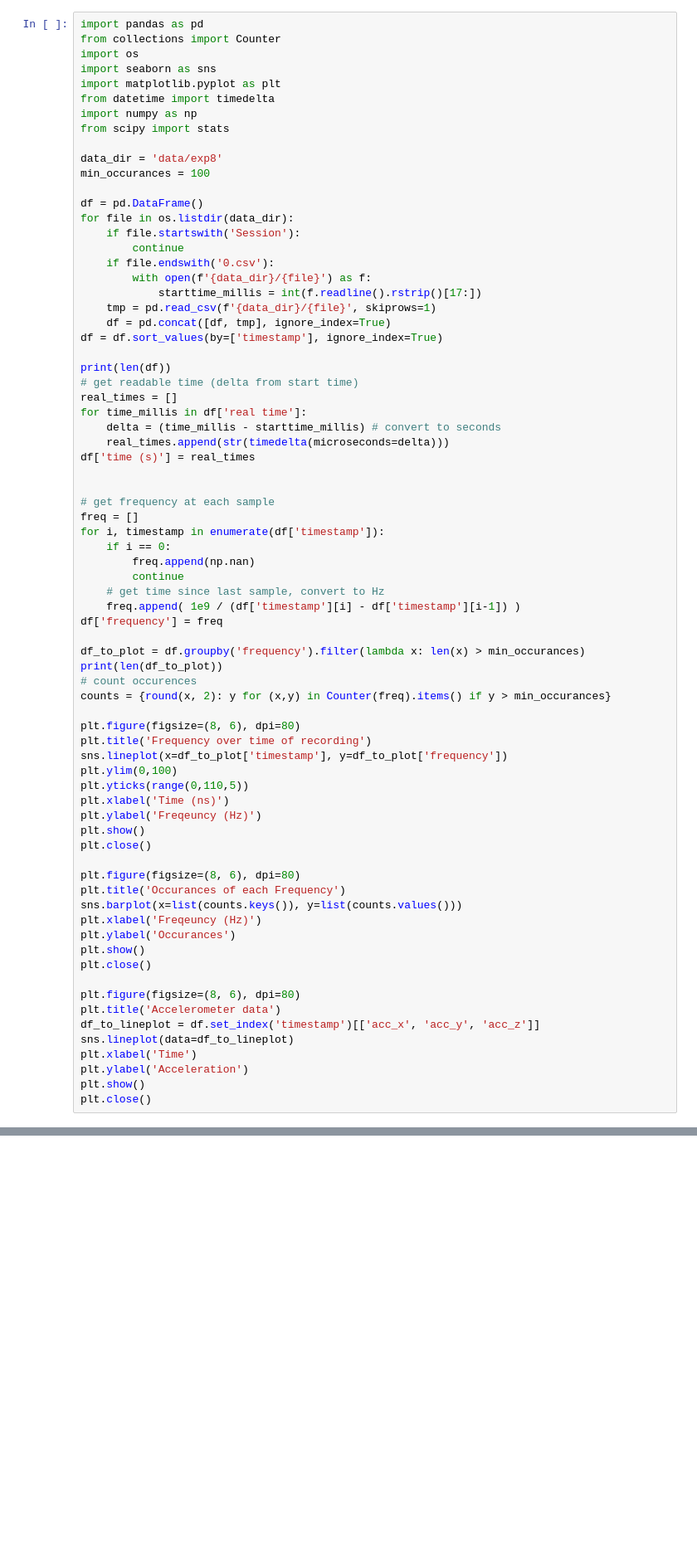
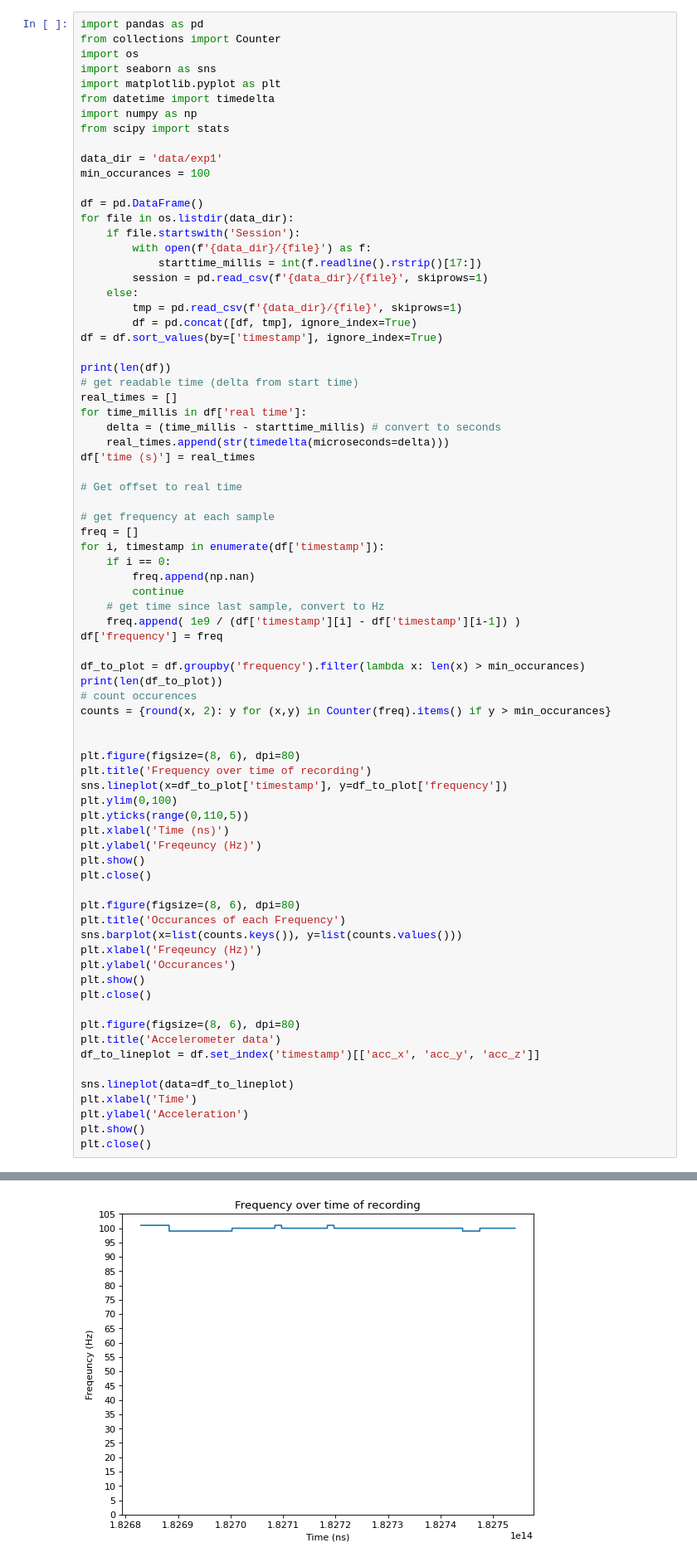
Before and after one commit to smithandrewk/delta, a Jupyter notebook: pipeline.ipynb, the cells around one changed output, grey strips where cells are left out. Shown at 83% size. Drawn from its saved outputs; the diff is of its cells as text; blank space fills up the shorter version.

Commit message:
read session file

```diff
--- a/pipeline.ipynb
+++ b/pipeline.ipynb
@@ -8,18 +8,18 @@ from datetime import timedelta
 import numpy as np
 from scipy import stats
 
-data_dir = 'data/exp8'
+data_dir = 'data/exp1'
 min_occurances = 100
 
 df = pd.DataFrame()
 for file in os.listdir(data_dir):
     if file.startswith('Session'):
-        continue
-    if file.endswith('0.csv'):
         with open(f'{data_dir}/{file}') as f:
             starttime_millis = int(f.readline().rstrip()[17:])
-    tmp = pd.read_csv(f'{data_dir}/{file}', skiprows=1)
-    df = pd.concat([df, tmp], ignore_index=True)
+        session = pd.read_csv(f'{data_dir}/{file}', skiprows=1)
+    else:
+        tmp = pd.read_csv(f'{data_dir}/{file}', skiprows=1)
+        df = pd.concat([df, tmp], ignore_index=True)
 df = df.sort_values(by=['timestamp'], ignore_index=True)
 
 print(len(df))
@@ -30,6 +30,7 @@ for time_millis in df['real time']:
     real_times.append(str(timedelta(microseconds=delta)))
 df['time (s)'] = real_times
 
+# Get offset to real time
 
 # get frequency at each sample
 freq = []
@@ -45,6 +46,7 @@ df_to_plot = df.groupby('frequency').filter(lambda x: len(x) > min_occurances)
 print(len(df_to_plot))
 # count occurences
 counts = {round(x, 2): y for (x,y) in Counter(freq).items() if y > min_occurances}
+
 
 plt.figure(figsize=(8, 6), dpi=80)
 plt.title('Frequency over time of recording')
@@ -67,8 +69,10 @@ plt.close()
 plt.figure(figsize=(8, 6), dpi=80)
 plt.title('Accelerometer data')
 df_to_lineplot = df.set_index('timestamp')[['acc_x', 'acc_y', 'acc_z']]
+
 sns.lineplot(data=df_to_lineplot)
 plt.xlabel('Time')
 plt.ylabel('Acceleration')
 plt.show()
 plt.close()
+# %% [output]
@@ -74,0 +81 @@ plt.close()
+[figure, added]
```
Also changed, not shown: parts of 2 cells of this notebook.
